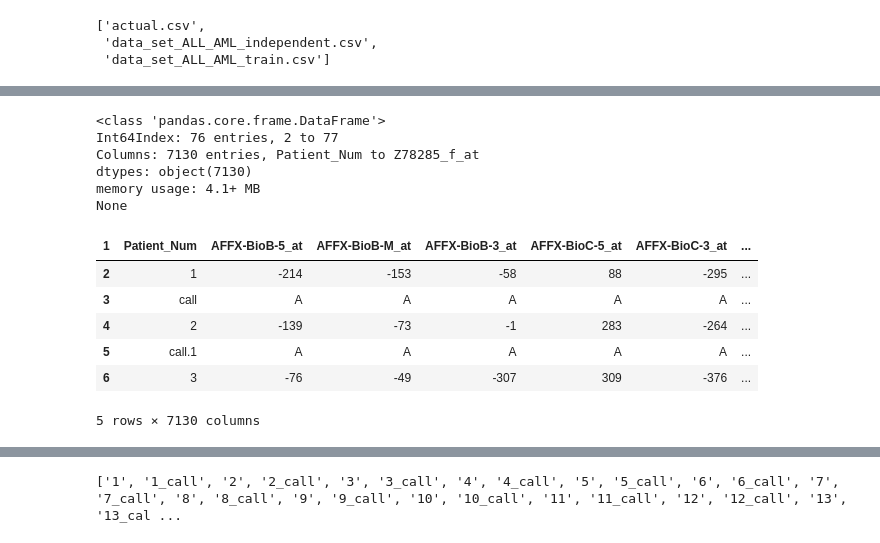
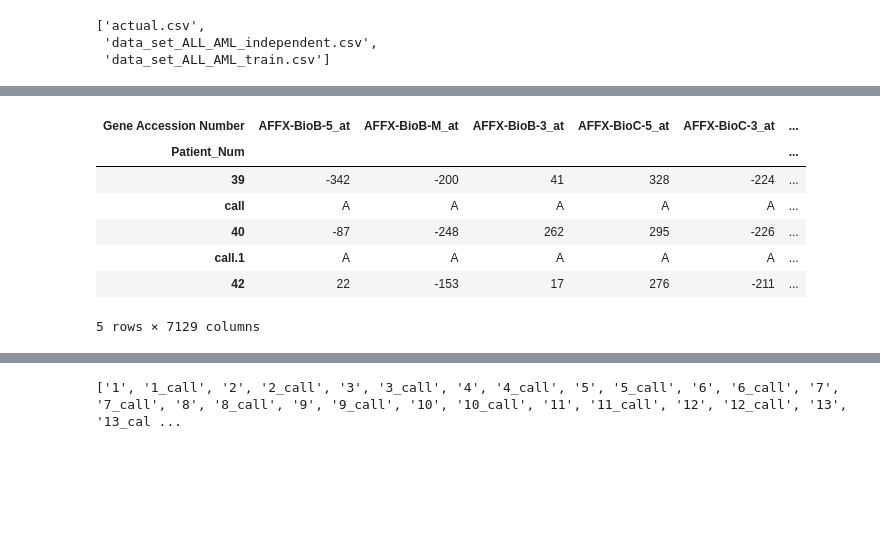
Before and after one commit to srtandon/Capstone-2-Cancer-Classification, a Jupyter notebook: Gene_Expression.ipynb, the cells around one changed output, grey strips where cells are left out. Saved outputs shown, nothing was run; the diff lists cells and outputs as text; code cells hidden in the pictures; blank space fills up the shorter version.

```diff
--- a/Gene_Expression.ipynb
+++ b/Gene_Expression.ipynb
@@ -36,17 +56,13 @@ df_train = df_train.rename(columns={'Gene Accession Number':'Patient_Num'})
 # %%
-print(df_train.info())
-df_train.head()
+#print(df_train.info())
+#print(df_train.head())
+df01_test.head()
 # %% [output]
+| Gene Accession Number | AFFX-BioB-5_at | AFFX-BioB-M_at | AFFX-BioB-3_at | AFFX-BioC-5_at | AFFX-BioC-3_at | ... |
+| Patient_Num |  |  |  |  |  | ... |
+| 39 | -342 | -200 | 41 | 328 | -224 | ... |
+| call | A | A | A | A | A | ... |
+| 40 | -87 | -248 | 262 | 295 | -226 | ... |
+| call.1 | A | A | A | A | A | ... |
+| 42 | 22 | -153 | 17 | 276 | -211 | ... |
-<class 'pandas.core.frame.DataFrame'>
-Int64Index: 76 entries, 2 to 77
-Columns: 7130 entries, Patient_Num to Z78285_f_at
-dtypes: object(7130)
-memory usage: 4.1+ MB
-None
+5 rows × 7129 columns
-| 1 | Patient_Num | AFFX-BioB-5_at | AFFX-BioB-M_at | AFFX-BioB-3_at | AFFX-BioC-5_at | AFFX-BioC-3_at | ... |
-| 2 | 1 | -214 | -153 | -58 | 88 | -295 | ... |
-| 3 | call | A | A | A | A | A | ... |
-| 4 | 2 | -139 | -73 | -1 | 283 | -264 | ... |
-| 5 | call.1 | A | A | A | A | A | ... |
-| 6 | 3 | -76 | -49 | -307 | 309 | -376 | ... |
-5 rows × 7130 columns
```
Also changed, not shown: parts of 27 cells of this notebook.
